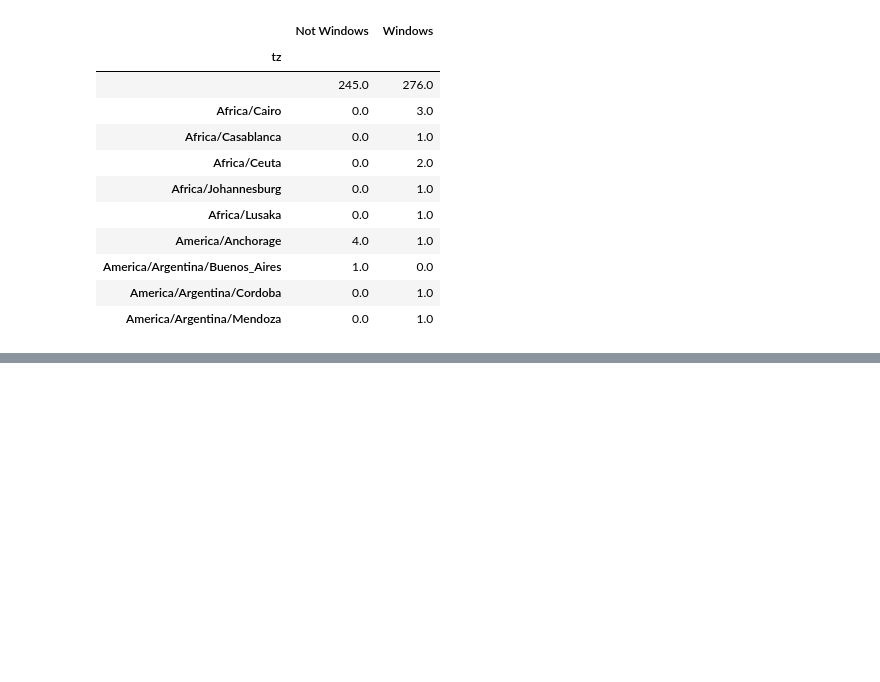
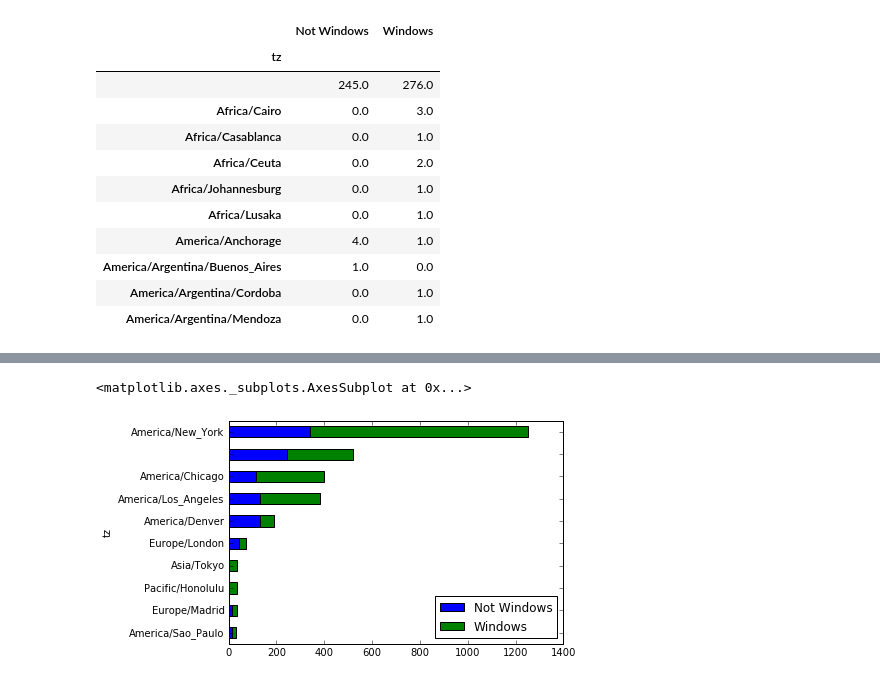
Before and after one commit to choochangho/Python-for-Data-Analysis, a Jupyter notebook: 02.Introductory Examples.ipynb, the cells around one changed output, grey strips where cells are left out. Saved outputs shown, nothing was run; the diff lists cells and outputs as text; code cells hidden in the pictures; blank space fills up the shorter version.

```diff
--- a/02.Introductory Examples.ipynb
+++ b/02.Introductory Examples.ipynb
@@ -248,6 +285,6 @@ cframe = frame[frame.a.notnull()]
 # %%
-operating_system = np.where(cframe['a'].str.contains('Windows'),
-                           'Windows', 'Not Windows')
+# agent 에 Windows 문자열이 포함되어 있는 데이터 프레임에서, Windows 또는 Not Windows 가 포함된 것만을 가져온다.
+operating_system = np.where(cframe['a'].str.contains('Windows'), 'Windows', 'Not Windows')
 # %%
 operating_system
 # %% [output]
@@ -273,3 +310,8 @@ agg_counts[:10]
 | America/Argentina/Buenos_Aires | 1.0 | 0.0 |
 | America/Argentina/Cordoba | 0.0 | 1.0 |
 | America/Argentina/Mendoza | 0.0 | 1.0 |
+# %%
+# Use to sort in ascending order
+# sum(1) : 'Not Windows' + 'Windows'
+indexer = agg_counts.sum(1).argsort()
+indexer[:10]
@@ -275,0 +331,2 @@ agg_counts[:10]
+# %%
+count_subset = agg_counts.take(indexer)[-10:]
@@ -275,0 +348,5 @@ agg_counts[:10]
+# %%
+count_subset.plot(kind='barh', stacked=True)
+# %% [output]
+<matplotlib.axes._subplots.AxesSubplot at 0x...>
+[figure, added]
```
Also changed, not shown: parts of 68 cells of this notebook.
